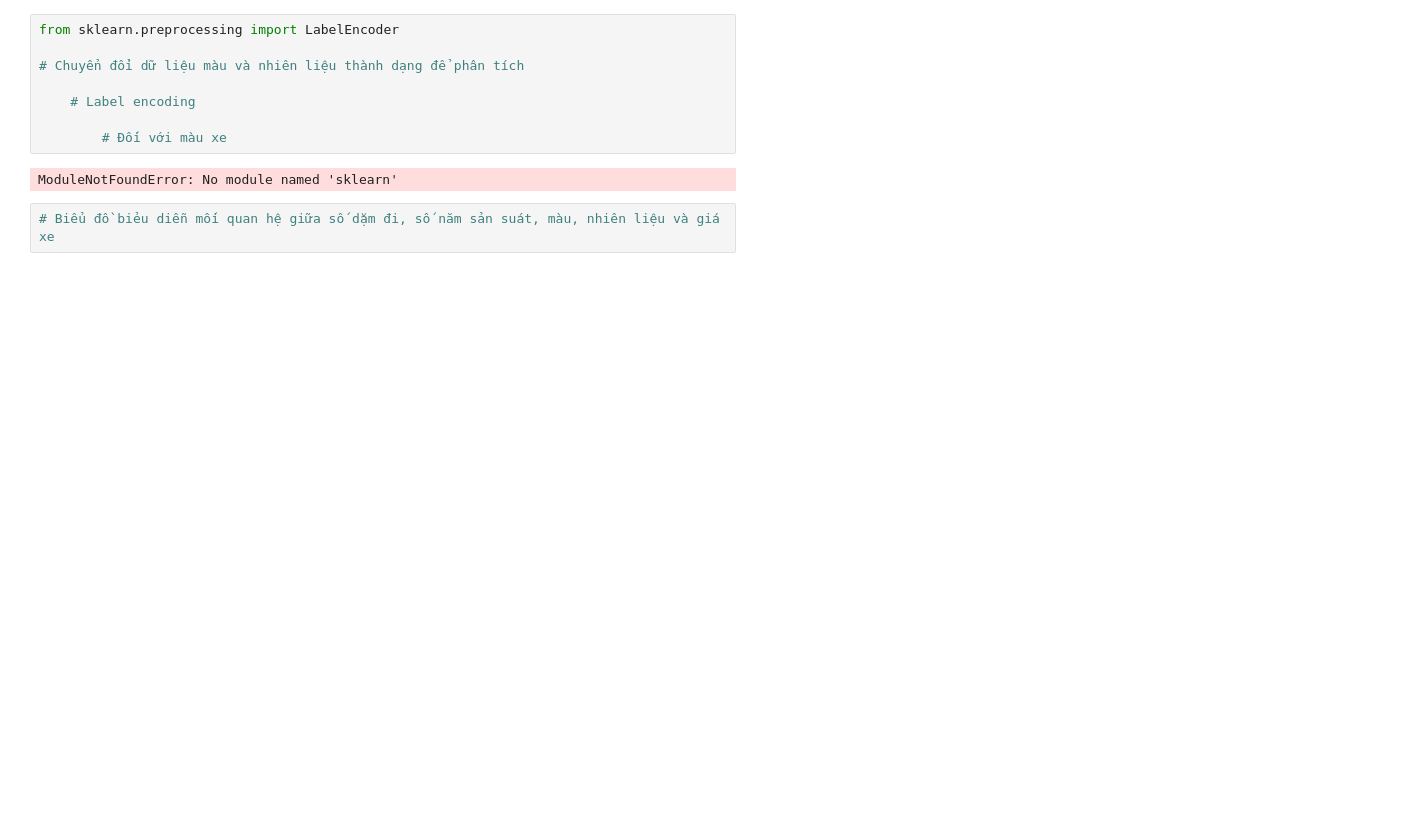
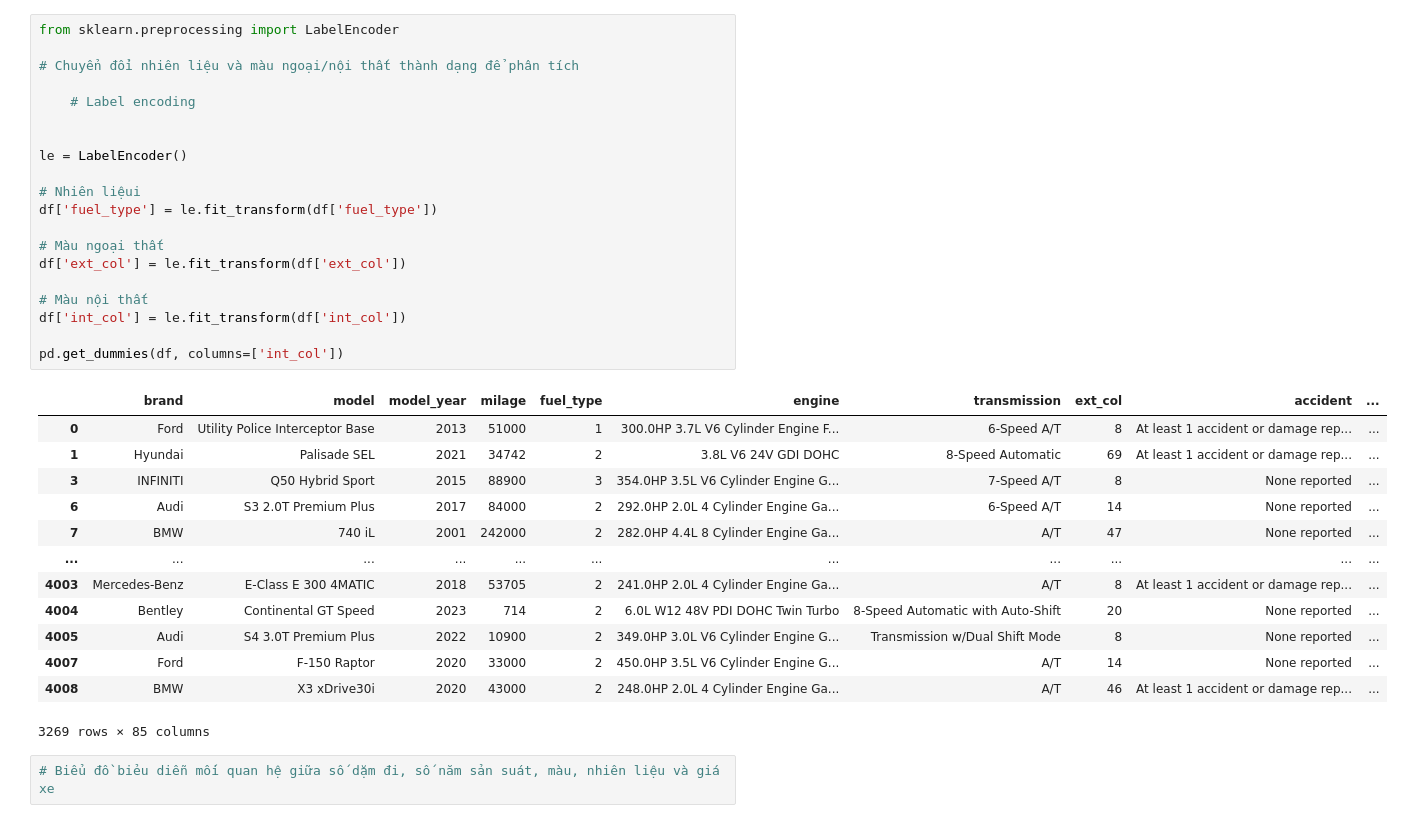
Before and after one commit to Thienbao2211/Used_Car_Analysis, a Jupyter notebook: notebook/PNL_CSA07.ipynb, the cells around one changed output. Drawn from its saved outputs; the diff is of its cells as text; blank space fills up the shorter version.

```diff
--- a/notebook/PNL_CSA07.ipynb
+++ b/notebook/PNL_CSA07.ipynb
@@ -162,12 +171,36 @@ pit.show()
 # %%
 from sklearn.preprocessing import LabelEncoder
 
-# Chuyển đổi dữ liệu màu và nhiên liệu thành dạng để phân tích
+# Chuyển đổi nhiên liệu và màu ngoại/nội thất thành dạng để phân tích
 
     # Label encoding
 
-        # Đối với màu xe
+
+le = LabelEncoder()
+
+# Nhiên liệui
+df['fuel_type'] = le.fit_transform(df['fuel_type'])
+
+# Màu ngoại thất
+df['ext_col'] = le.fit_transform(df['ext_col'])
+
+# Màu nội thất
+df['int_col'] = le.fit_transform(df['int_col'])
+
+pd.get_dummies(df, columns=['int_col'])
 # %% [output]
+|  | brand | model | model_year | milage | fuel_type | engine | transmission | ext_col | accident | ... |
+| 0 | Ford | Utility Police Interceptor Base | 2013 | 51000 | 1 | 300.0HP 3.7L V6 Cylinder Engine F... | 6-Speed A/T | 8 | At least 1 accident or damage rep... | ... |
+| 1 | Hyundai | Palisade SEL | 2021 | 34742 | 2 | 3.8L V6 24V GDI DOHC | 8-Speed Automatic | 69 | At least 1 accident or damage rep... | ... |
+| 3 | INFINITI | Q50 Hybrid Sport | 2015 | 88900 | 3 | 354.0HP 3.5L V6 Cylinder Engine G... | 7-Speed A/T | 8 | None reported | ... |
+| 6 | Audi | S3 2.0T Premium Plus | 2017 | 84000 | 2 | 292.0HP 2.0L 4 Cylinder Engine Ga... | 6-Speed A/T | 14 | None reported | ... |
+| 7 | BMW | 740 iL | 2001 | 242000 | 2 | 282.0HP 4.4L 8 Cylinder Engine Ga... | A/T | 47 | None reported | ... |
+| ... | ... | ... | ... | ... | ... | ... | ... | ... | ... | ... |
+| 4003 | Mercedes-Benz | E-Class E 300 4MATIC | 2018 | 53705 | 2 | 241.0HP 2.0L 4 Cylinder Engine Ga... | A/T | 8 | At least 1 accident or damage rep... | ... |
+| 4004 | Bentley | Continental GT Speed | 2023 | 714 | 2 | 6.0L W12 48V PDI DOHC Twin Turbo | 8-Speed Automatic with Auto-Shift | 20 | None reported | ... |
+| 4005 | Audi | S4 3.0T Premium Plus | 2022 | 10900 | 2 | 349.0HP 3.0L V6 Cylinder Engine G... | Transmission w/Dual Shift Mode | 8 | None reported | ... |
+| 4007 | Ford | F-150 Raptor | 2020 | 33000 | 2 | 450.0HP 3.5L V6 Cylinder Engine G... | A/T | 14 | None reported | ... |
+| 4008 | BMW | X3 xDrive30i | 2020 | 43000 | 2 | 248.0HP 2.0L 4 Cylinder Engine Ga... | A/T | 46 | At least 1 accident or damage rep... | ... |
-ModuleNotFoundError: No module named 'sklearn'
+3269 rows × 85 columns
 # %%
 # Biểu đồ biẻu diễn mối quan hệ giữa số dặm đi, số năm sản suát, màu, nhiên liệu và giá xe
```
Also changed, not shown: parts of 11 cells of this notebook, 1 other file.
